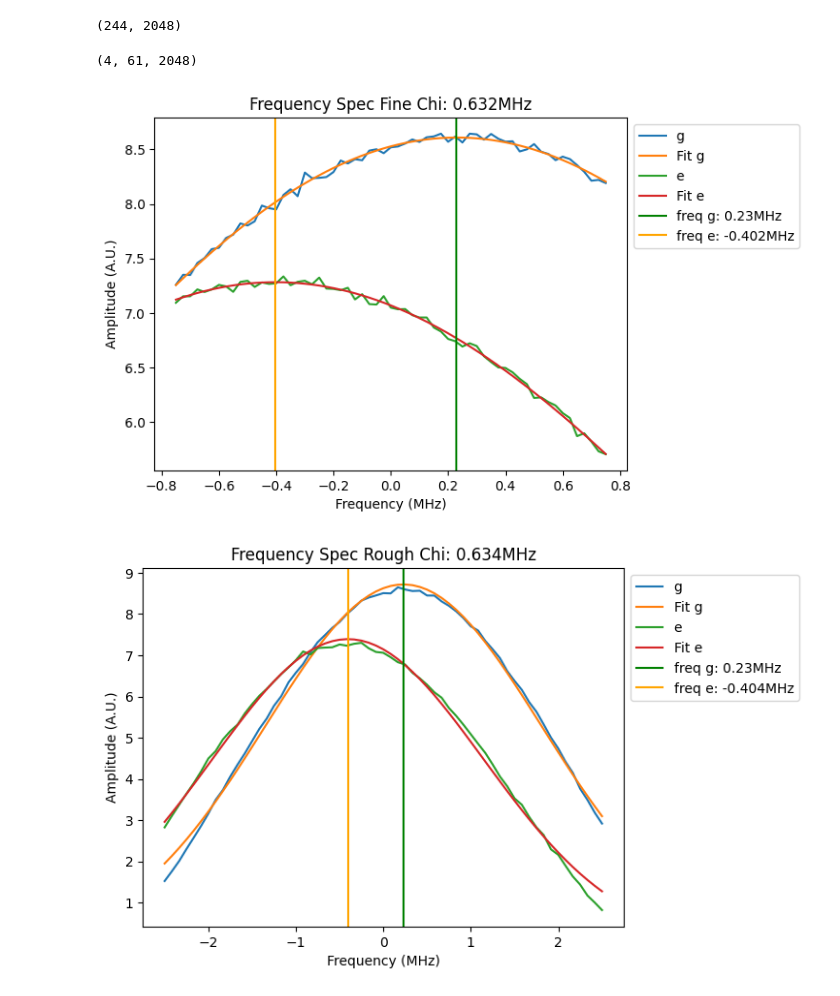
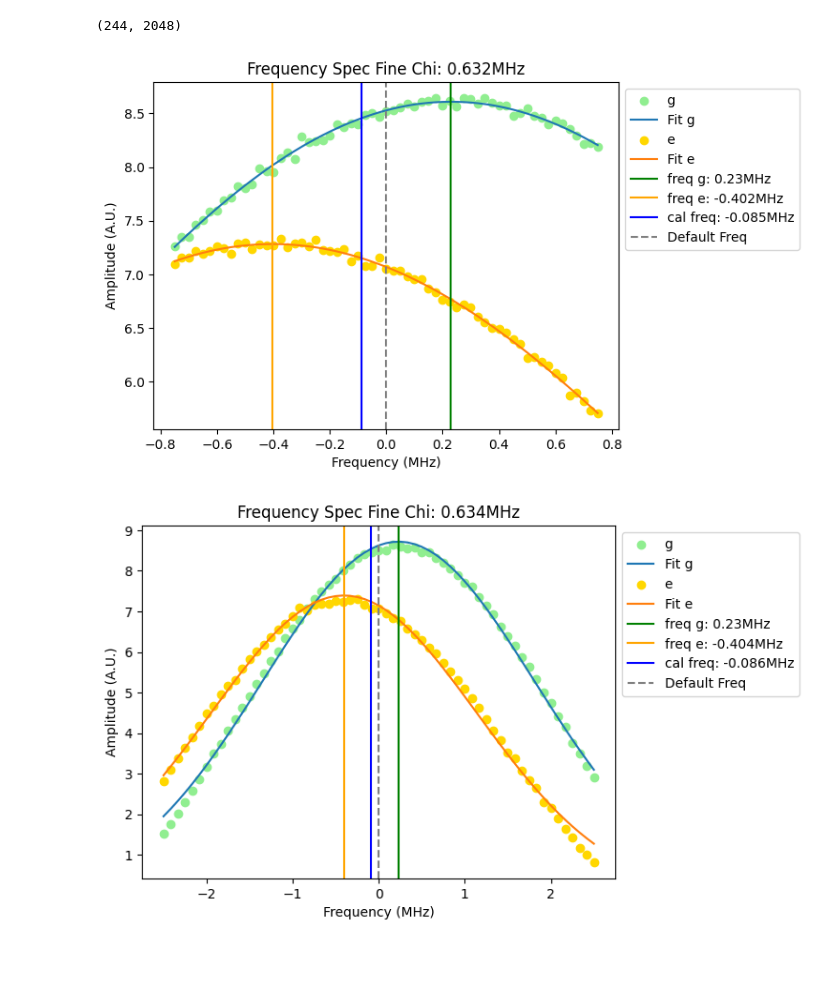
Before and after one commit to AnikenC/A3R_Readout, a Jupyter notebook: example_2.ipynb, the cells around one changed output. Drawn from its saved outputs; the diff is of its cells as text; code cells hidden in the pictures; blank space fills up the shorter version.

Commit message:
updated utils and experiments

```diff
--- a/example_2.ipynb
+++ b/example_2.ipynb
@@ -189,63 +189,32 @@ job_monitor(job_experiment)
 Job Status: job is queued (None)
 KeyboardInterrupt:
 # %%
+from helper_funcs.utils import get_results_arr
+
 job_1 = provider.backend.retrieve_job('cn4cjb1p1am0008qbch0')
 result_1 = job_1.result(timeout=120)
 
-big_list_1 = []
+big_array_1 = get_results_arr(result_1, qubit=qubit, scale_factor=scale_factor)
 
-for i in range(len(big_exp)):
-    big_list_1.append(result_1.get_memory(i)[:, qubit]*scale_factor)
-
-big_array_1 = np.array(big_list_1)
 print(big_array_1.shape)
 # %% [output]
 (244, 2048)
 # %%
 big_2d_array_1 = big_array_1.reshape(4, -1, big_array_1.shape[-1])
-# %% [output]
-(4, 61, 2048)
-# %%
-def gaussian_func(x, a, b, c):
-    return a * np.exp(-(x - b)**2 / (2 * c**2))
-
-def sinc_func(x, a, b, c):
-    return a * np.sinc((x - b) / c)
-
-def analyse(results_arr, f_linspace, custom_label: Optional[str] = 'Fine', chi_est: Optional[float] = 0.6 * MHz, fit_func: Optional[str] = 'gaussian'):
-    supported_funcs = {'gaussian': gaussian_func, 'sinc': sinc_func}
-    if fit_func not in supported_funcs.keys():
-        raise ValueError(f'only these fit funcs are supported currently: {supported_funcs}')
-    f_func = supported_funcs[fit_func]
-    mean_res = np.mean(results_arr, axis=-1)
-    abs_res = np.abs(mean_res)
-    abs_g, abs_e = abs_res
-    p0_g = [7.0, -0.5 * chi_est, 5.0e6]
-    p0_e = [7.0, 0.5 * chi_est, 5.0e6]
-    popt_g, pcov_g = curve_fit(f_func, f_linspace, abs_g, p0_g)
-    popt_e, pcov_e = curve_fit(f_func, f_linspace, abs_e, p0_e)
-
-    f_g = popt_g[1]
-    f_e = popt_e[1]
-    chi = np.abs(f_g - f_e)
-
-    plt.plot(f_linspace/MHz, abs_res[0], label='g')
-    plt.plot(f_linspace/MHz, gaussian_func(f_linspace, *popt_g), label=f'Fit g')
-    plt.plot(f_linspace/MHz, abs_res[1], label=f'e')
-    plt.plot(f_linspace/MHz, gaussian_func(f_linspace, *popt_e), label=f'Fit e')
-    plt.axvline(x=f_g/MHz, color='green', label=f'freq g: {int(popt_g[1]/MHz*1e3)/1e3}MHz')
-    plt.axvline(x=f_e/MHz, color='orange', label=f'freq e: {int(popt_e[1]/MHz*1e3)/1e3}MHz')
-    plt.xlabel('Frequency (MHz)')
-    plt.ylabel('Amplitude (A.U.)')
-    plt.title(f'Frequency Spec {custom_label} Chi: {int(chi/MHz*1e3)/1e3}MHz')
-    plt.legend(bbox_to_anchor=(1.0, 1.0))
-    plt.show()
-
-chi_est = 0.6 * MHz
-fit_func = 'gaussian'
-
-analyse(big_2d_array_1[:2], rr_lins_fine, custom_label='Fine', chi_est=chi_est, fit_func=fit_func)
-analyse(big_2d_array_1[2:], rr_lins_large, custom_label='Rough', chi_est=chi_est, fit_func=fit_func)
-# %% [output]
-[figure, removed]
-[figure, removed]
+# %%
+rr_freq_fine.run_analysis(
+    results_arr=big_2d_array_1[:2],
+    custom_label='Fine',
+    chi_est=0.6 * MHz,
+    fit_func_name='gaussian'
+)
+
+rr_freq_large.run_analysis(
+    results_arr=big_2d_array_1[2:],
+    custom_label='Fine',
+    chi_est=0.6 * MHz,
+    fit_func_name='gaussian'
+)
+# %% [output]
+[figure, added]
+[figure, added]
```
Also changed, not shown: 4 other files.
